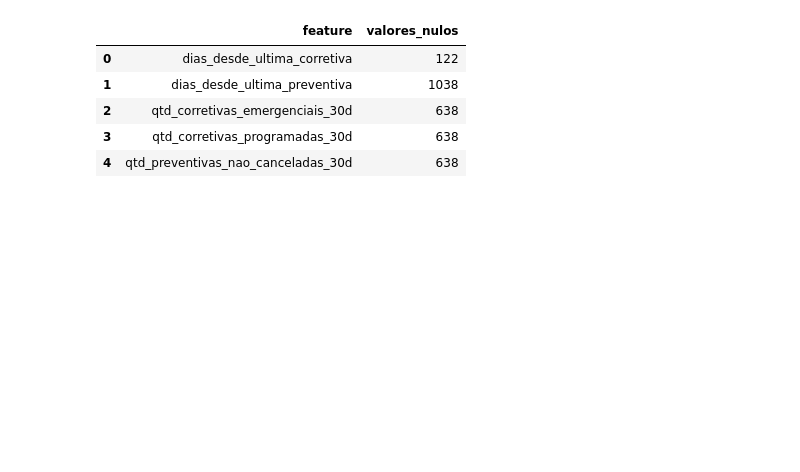
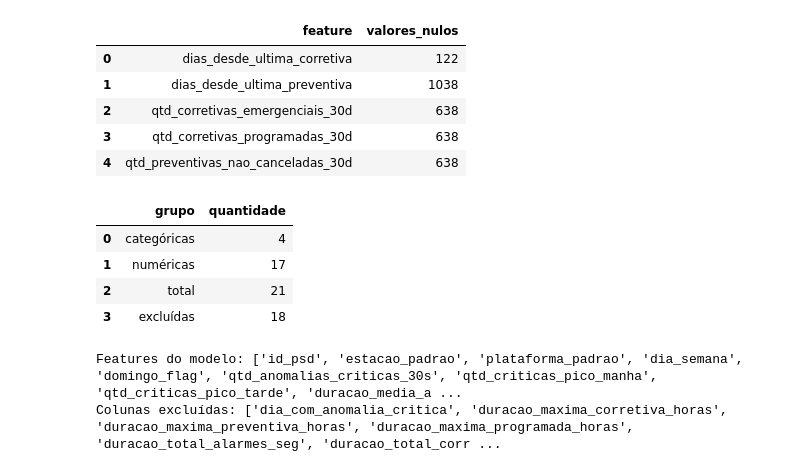
Before and after one commit to joaocardosodias/Lumem, a Jupyter notebook: src/modelo-07/02_processamento.ipynb, the cells around one changed output. Drawn from its saved outputs; the diff is of its cells as text; code cells hidden in the pictures; blank space fills up the shorter version.

```diff
--- a/src/modelo-07/02_processamento.ipynb
+++ b/src/modelo-07/02_processamento.ipynb
@@ -320,3 +320,63 @@ display(auditoria_historico_manutencao)
 | 2 | qtd_corretivas_emergenciais_30d | 638 |
 | 3 | qtd_corretivas_programadas_30d | 638 |
 | 4 | qtd_preventivas_nao_canceladas_30d | 638 |
+# %%
+TARGET = "target_falha_7d"
+
+features_categoricas = [
+    "id_psd",
+    "estacao_padrao",
+    "plataforma_padrao",
+    "dia_semana",
+]
+
+features_numericas = [
+    "domingo_flag",
+    "qtd_anomalias_criticas_30s",
+    "qtd_criticas_pico_manha",
+    "qtd_criticas_pico_tarde",
+    "duracao_media_alarmes_seg",
+    "duracao_maxima_alarme_seg",
+    "qtd_portas_com_alarme",
+    "qtd_anomalias_criticas_30s_7d",
+    "qtd_criticas_pico_7d",
+    "dias_com_anomalia_critica_7d",
+    "duracao_maxima_alarme_7d",
+    "proporcao_criticas_pico_7d",
+    "dias_desde_ultima_corretiva",
+    "dias_desde_ultima_preventiva",
+    "qtd_corretivas_emergenciais_30d",
+    "qtd_corretivas_programadas_30d",
+    "qtd_preventivas_nao_canceladas_30d",
+]
+
+features_modelo = features_categoricas + features_numericas
+colunas_controle = ["data_referencia", "qtd_falhas_proximos_7d", TARGET]
+colunas_excluidas = sorted(set(tabela_mestra.columns) - set(features_modelo) - set(colunas_controle))
+
+assert "qtd_falhas_confirmadas" not in features_modelo
+assert "qtd_falhas_proximos_7d" not in features_modelo
+assert TARGET not in features_modelo
+assert "qtd_alarmes_total" not in features_modelo
+
+resumo_features = pd.DataFrame({
+    "grupo": ["categóricas", "numéricas", "total", "excluídas"],
+    "quantidade": [
+        len(features_categoricas),
+        len(features_numericas),
+        len(features_modelo),
+        len(colunas_excluidas),
+    ],
+})
+
+display(resumo_features)
+print("Features do modelo:", features_modelo)
+print("Colunas excluídas:", colunas_excluidas)
+# %% [output]
+|  | grupo | quantidade |
+| 0 | categóricas | 4 |
+| 1 | numéricas | 17 |
+| 2 | total | 21 |
+| 3 | excluídas | 18 |
+Features do modelo: ['id_psd', 'estacao_padrao', 'plataforma_padrao', 'dia_semana', 'domingo_flag', 'qtd_anomalias_criticas_30s', 'qtd_criticas_pico_manha', 'qtd_criticas_pico_tarde', 'duracao_media_a ...
+Colunas excluídas: ['dia_com_anomalia_critica', 'duracao_maxima_corretiva_horas', 'duracao_maxima_preventiva_horas', 'duracao_maxima_programada_horas', 'duracao_total_alarmes_seg', 'duracao_total_corr ...
```
Also changed, not shown: parts of 1 cell of this notebook.
